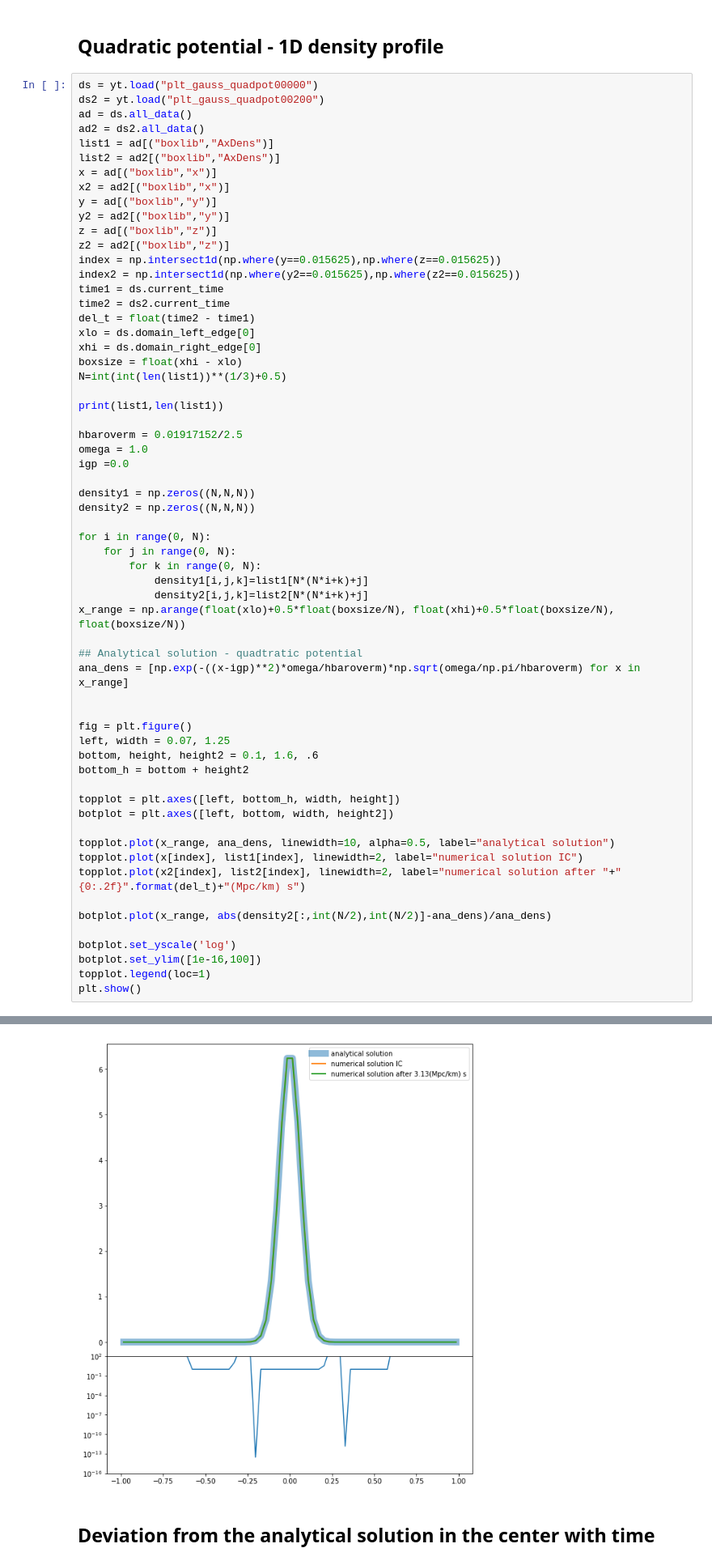
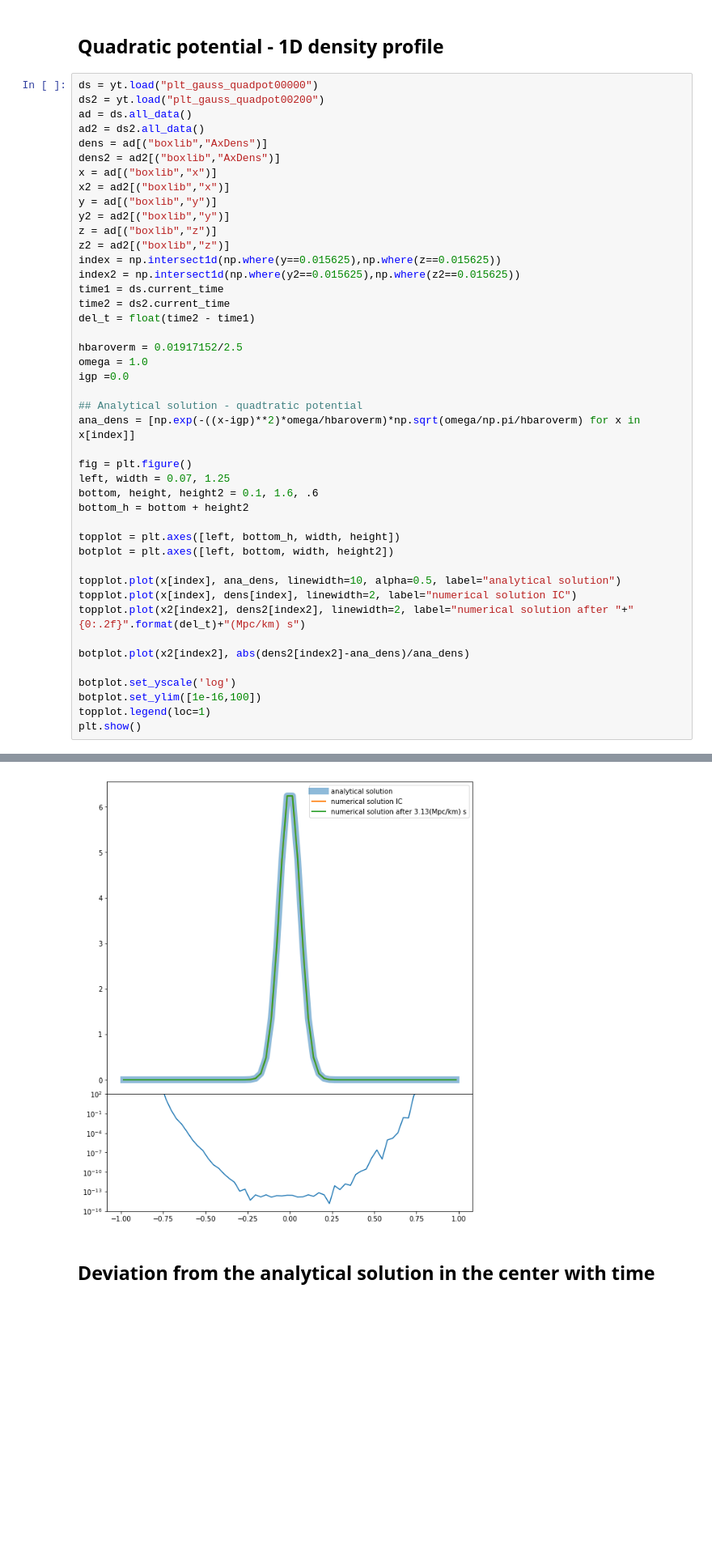
Before and after one commit to axionyx/axionyx_1.0, a Jupyter notebook: Exec/Test_FDM_Gauss_4th/Plotting.ipynb, the cells around one changed output, grey strips where cells are left out. Shown at 81% size. Cells and saved outputs as stored; diff of their text form; blank space fills up the shorter version.

```diff
--- a/Exec/Test_FDM_Gauss_4th/Plotting.ipynb
+++ b/Exec/Test_FDM_Gauss_4th/Plotting.ipynb
@@ -81,8 +74,8 @@ ds = yt.load("plt_gauss_quadpot00000")
 ds2 = yt.load("plt_gauss_quadpot00200")
 ad = ds.all_data()
 ad2 = ds2.all_data()
-list1 = ad[("boxlib","AxDens")]
-list2 = ad2[("boxlib","AxDens")]
+dens = ad[("boxlib","AxDens")]
+dens2 = ad2[("boxlib","AxDens")]
 x = ad[("boxlib","x")]
 x2 = ad2[("boxlib","x")]
 y = ad[("boxlib","y")]
@@ -94,30 +87,13 @@ index2 = np.intersect1d(np.where(y2==0.015625),np.where(z2==0.015625))
 time1 = ds.current_time
 time2 = ds2.current_time
 del_t = float(time2 - time1)
-xlo = ds.domain_left_edge[0]
-xhi = ds.domain_right_edge[0]
-boxsize = float(xhi - xlo)
-N=int(int(len(list1))**(1/3)+0.5)
-
-print(list1,len(list1))
 
 hbaroverm = 0.01917152/2.5
 omega = 1.0
 igp =0.0
 
-density1 = np.zeros((N,N,N))
-density2 = np.zeros((N,N,N))
-
-for i in range(0, N):
-    for j in range(0, N):
-        for k in range(0, N):
-            density1[i,j,k]=list1[N*(N*i+k)+j]
-            density2[i,j,k]=list2[N*(N*i+k)+j]
-x_range = np.arange(float(xlo)+0.5*float(boxsize/N), float(xhi)+0.5*float(boxsize/N), float(boxsize/N))
-
 ## Analytical solution - quadtratic potential
-ana_dens = [np.exp(-((x-igp)**2)*omega/hbaroverm)*np.sqrt(omega/np.pi/hbaroverm) for x in x_range]
-
+ana_dens = [np.exp(-((x-igp)**2)*omega/hbaroverm)*np.sqrt(omega/np.pi/hbaroverm) for x in x[index]]
 
 fig = plt.figure()
 left, width = 0.07, 1.25
@@ -127,11 +103,11 @@ bottom_h = bottom + height2
 topplot = plt.axes([left, bottom_h, width, height])
 botplot = plt.axes([left, bottom, width, height2])
 
-topplot.plot(x_range, ana_dens, linewidth=10, alpha=0.5, label="analytical solution")
-topplot.plot(x[index], list1[index], linewidth=2, label="numerical solution IC")
-topplot.plot(x2[index], list2[index], linewidth=2, label="numerical solution after "+"{0:.2f}".format(del_t)+"(Mpc/km) s")
+topplot.plot(x[index], ana_dens, linewidth=10, alpha=0.5, label="analytical solution")
+topplot.plot(x[index], dens[index], linewidth=2, label="numerical solution IC")
+topplot.plot(x2[index2], dens2[index2], linewidth=2, label="numerical solution after "+"{0:.2f}".format(del_t)+"(Mpc/km) s")
 
-botplot.plot(x_range, abs(density2[:,int(N/2),int(N/2)]-ana_dens)/ana_dens)
+botplot.plot(x2[index2], abs(dens2[index2]-ana_dens)/ana_dens)
 
 botplot.set_yscale('log')
 botplot.set_ylim([1e-16,100])
@@ -151,4 +125,4 @@ yt : [INFO     ] 2019-05-21 12:24:49,095 Parameters: domain_right_edge         =
-[figure, old version]
+[figure, new version]
 # %% [markdown]
 ## Deviation from the analytical solution in the center with time
 # %%
```
Also changed, not shown: parts of 3 cells of this notebook.
